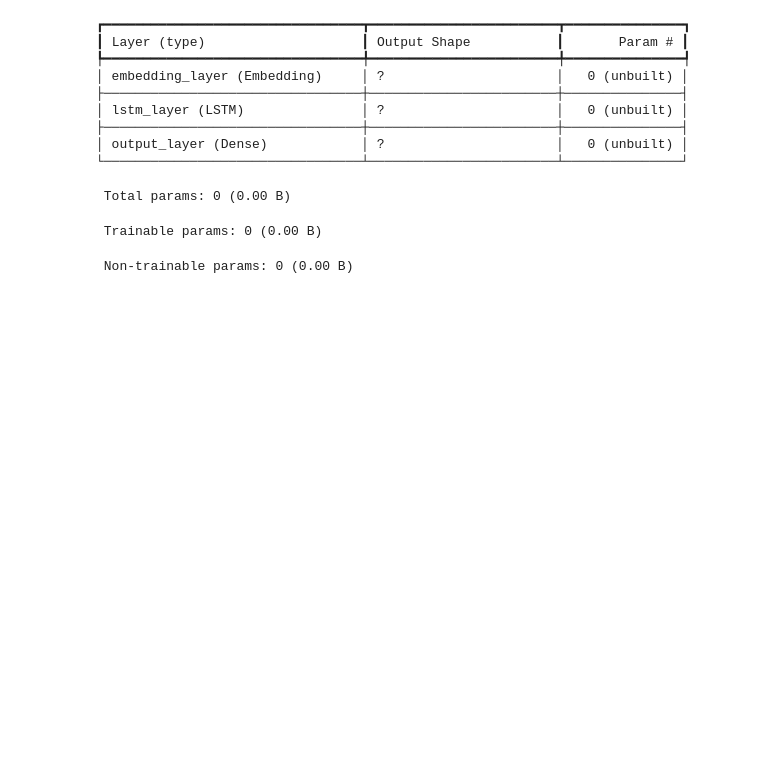
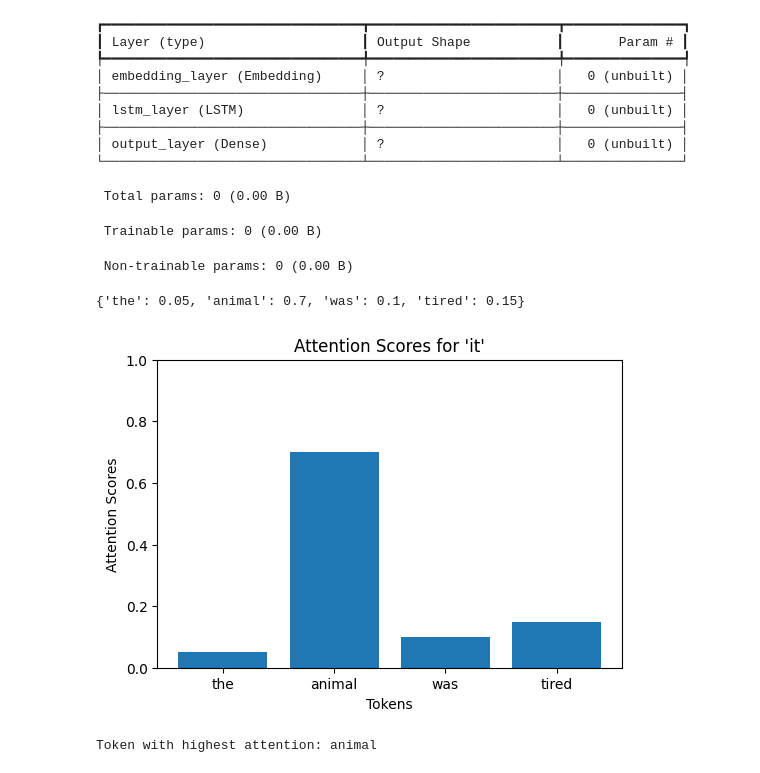
Before and after one commit to Arnav4276/AIML_BootCamp, a Jupyter notebook: B2_BootCamp_Sessions_Sprint1.ipynb, the cells around one changed output. Saved outputs shown, nothing was run; the diff lists cells and outputs as text; code cells hidden in the pictures; blank space fills up the shorter version.

```diff
--- a/B2_BootCamp_Sessions_Sprint1.ipynb
+++ b/B2_BootCamp_Sessions_Sprint1.ipynb
@@ -1350,0 +1359,23 @@ Model: "Sequential_LSTM_Classifier"
+# %%
+token = ["the","animals","was","tired"]
+attention_scores_for_it = {"the": 0.05, "animal": 0.70, "was":0.10, "tired":0.15}
+attention_scores_for_it
+# %% [output]
+{'the': 0.05, 'animal': 0.7, 'was': 0.1, 'tired': 0.15}
+# %%
+import matplotlib.pyplot as plt
+
+plt.figure(figsize=(6,4))
+plt.bar(attention_scores_for_it.keys(), attention_scores_for_it.values())
+plt.xlabel("Tokens")
+plt.ylabel("Attention Scores")
+plt.title("Attention Scores for 'it'")
+plt.ylim(0,1)
+plt.show()
+# %% [output]
+[figure, added]
+# %%
+highest_attention_token = max(attention_scores_for_it, key=attention_scores_for_it.get)
+print("Token with highest attention:", highest_attention_token)
+# %% [output]
+Token with highest attention: animal
```
Also changed, not shown: parts of 6 cells of this notebook.
